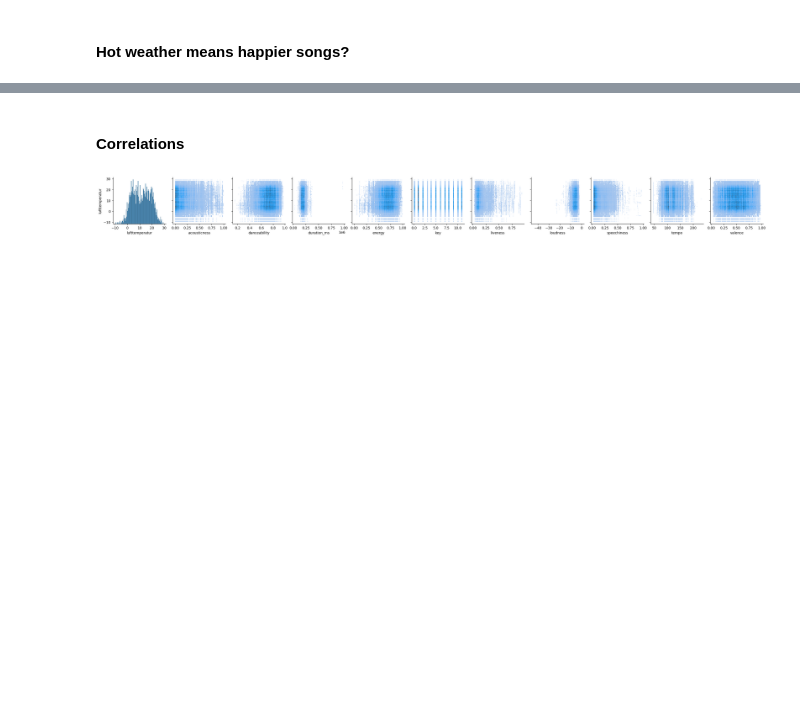
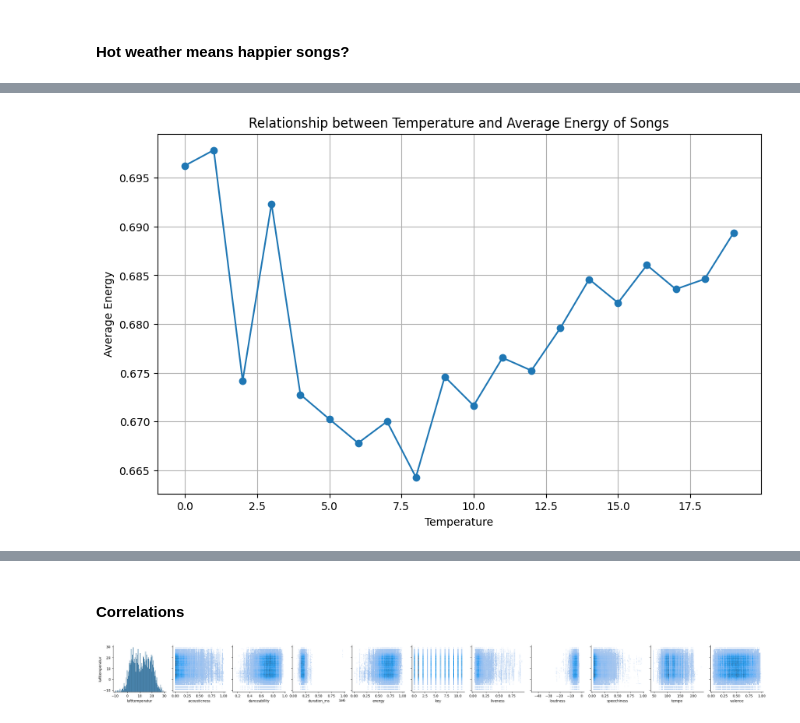
Before and after one commit to quicktus/2023-amse, a Jupyter notebook: exploration.ipynb, the cells around one changed output, grey strips where cells are left out. Saved outputs shown, nothing was run; the diff lists cells and outputs as text; code cells hidden in the pictures; blank space fills up the shorter version.

```diff
--- a/exploration.ipynb
+++ b/exploration.ipynb
@@ -299,0 +287,27 @@ See the caveats in the documentation: https://pandas.pydata.org/pandas-docs/stab
+# %%
+# join using common column "track_id"
+small_audio_features_df = audio_features_df[["track_id", "energy"]]
+small_songs_df = songs_df[["track_id", "date"]]
+small_temperature_df = temperature_df[["date", "lufttemperatur"]]
+
+# Merge temperature_df, songs_df, and audio_features_df
+merged_df = small_temperature_df.merge(small_songs_df, on="date")
+merged_df = merged_df.merge(small_audio_features_df, on="track_id")
+
+# Group the data by temperature and calculate the mean valence
+merged_df["temperature_bin"] = pd.cut(merged_df["lufttemperatur"], 20)
+mean_energy_df = merged_df.groupby("temperature_bin")["energy"].mean().reset_index()
+
+# Convert temperature_bin to numerical values
+mean_energy_df["temperature_bin_codes"] = mean_energy_df["temperature_bin"].cat.codes
+
+# Plot the relationship between temperature and mean valence
+plt.figure(figsize=(10, 6))
+plt.plot(mean_energy_df["temperature_bin_codes"], mean_energy_df["energy"], marker="o")
+plt.xlabel("Temperature")
+plt.ylabel("Average Energy")
+plt.title("Relationship between Temperature and Average Energy of Songs")
+plt.grid(True)
+plt.show()
+# %% [output]
+[figure, added]
```
Also changed, not shown: parts of 17 cells of this notebook, 3 other files.
